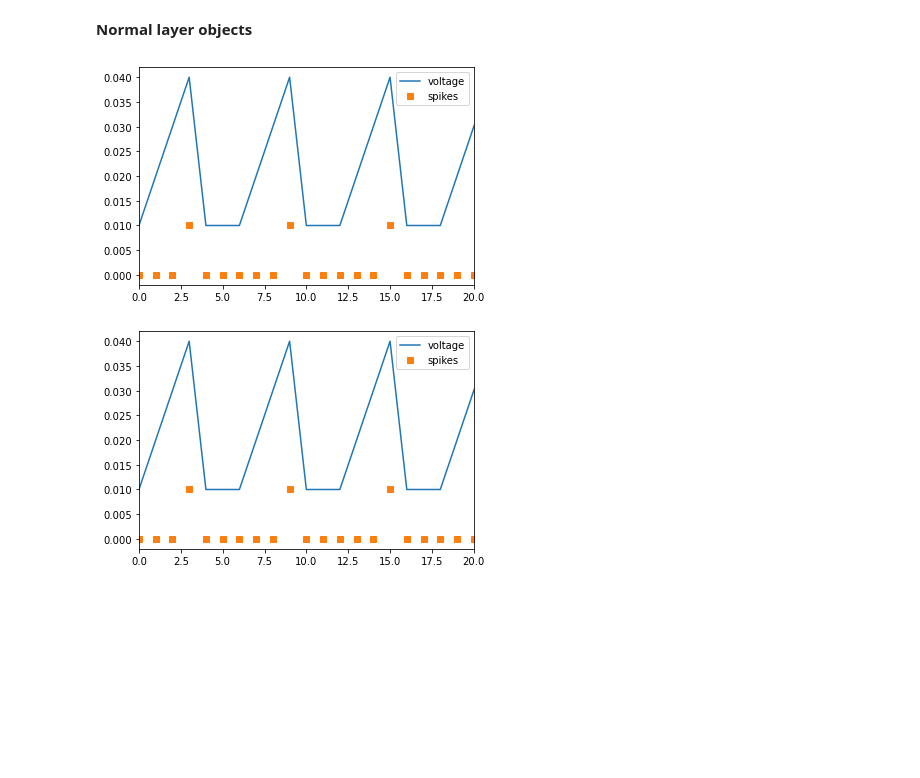
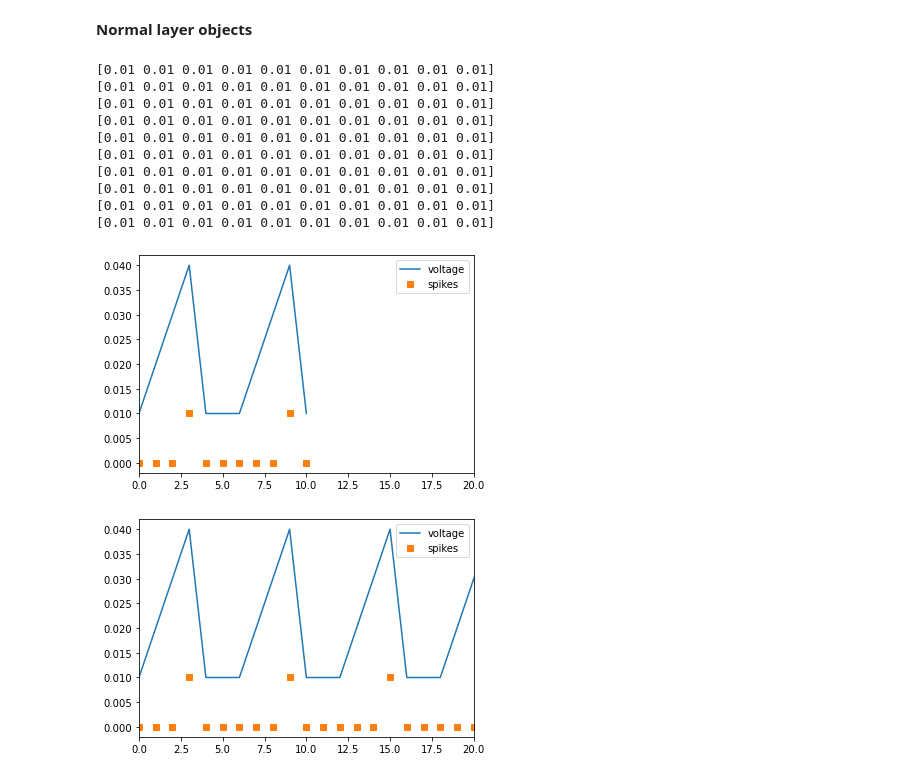
Before and after one commit to ChrizZhuang/Adaptive_SRNN_memtransistor, a Jupyter notebook: SRNN_develop.ipynb, the cells around one changed output. Drawn from its saved outputs; the diff is of its cells as text; code cells hidden in the pictures; blank space fills up the shorter version.

```diff
--- a/SRNN_develop.ipynb
+++ b/SRNN_develop.ipynb
@@ -171,24 +171,34 @@ class IF(Cell):
         return self.z
 # %%
 # test of neuron dynamics of input layer
-times = np.linspace(0, 100, 101)
+times = np.linspace(0, 10, 11)
 IF_trial = IF(10, 'input', n_ref=3)
 z_pres = 0.01*np.ones([len(times), IF_trial.n])
 v_history = [IF_trial.v[0]]
 z_history = [IF_trial.z[0]]
 for i in range(len(times)-1):
     IF_trial.dynamic(z_pres[i]) # for dynamic function
     v_history.append(IF_trial.v[0])
     z_history.append(IF_trial.z[0])
 
 plt.figure()
 plt.plot(times, v_history, label='voltage')
 plt.plot(times, 0.01*np.array(z_history), 's', label='spikes')
 plt.xlim(0, 20)
 plt.legend()
 plt.show()
 # %% [output]
+[0.01 0.01 0.01 0.01 0.01 0.01 0.01 0.01 0.01 0.01]
+[0.01 0.01 0.01 0.01 0.01 0.01 0.01 0.01 0.01 0.01]
+[0.01 0.01 0.01 0.01 0.01 0.01 0.01 0.01 0.01 0.01]
+[0.01 0.01 0.01 0.01 0.01 0.01 0.01 0.01 0.01 0.01]
+[0.01 0.01 0.01 0.01 0.01 0.01 0.01 0.01 0.01 0.01]
+[0.01 0.01 0.01 0.01 0.01 0.01 0.01 0.01 0.01 0.01]
+[0.01 0.01 0.01 0.01 0.01 0.01 0.01 0.01 0.01 0.01]
+[0.01 0.01 0.01 0.01 0.01 0.01 0.01 0.01 0.01 0.01]
+[0.01 0.01 0.01 0.01 0.01 0.01 0.01 0.01 0.01 0.01]
+[0.01 0.01 0.01 0.01 0.01 0.01 0.01 0.01 0.01 0.01]
-[figure, old version]
+[figure, new version]
 # %%
 # test of neuron dynamics of input layer
 times = np.linspace(0, 100, 101)
```
Also changed, not shown: parts of 12 cells of this notebook.
